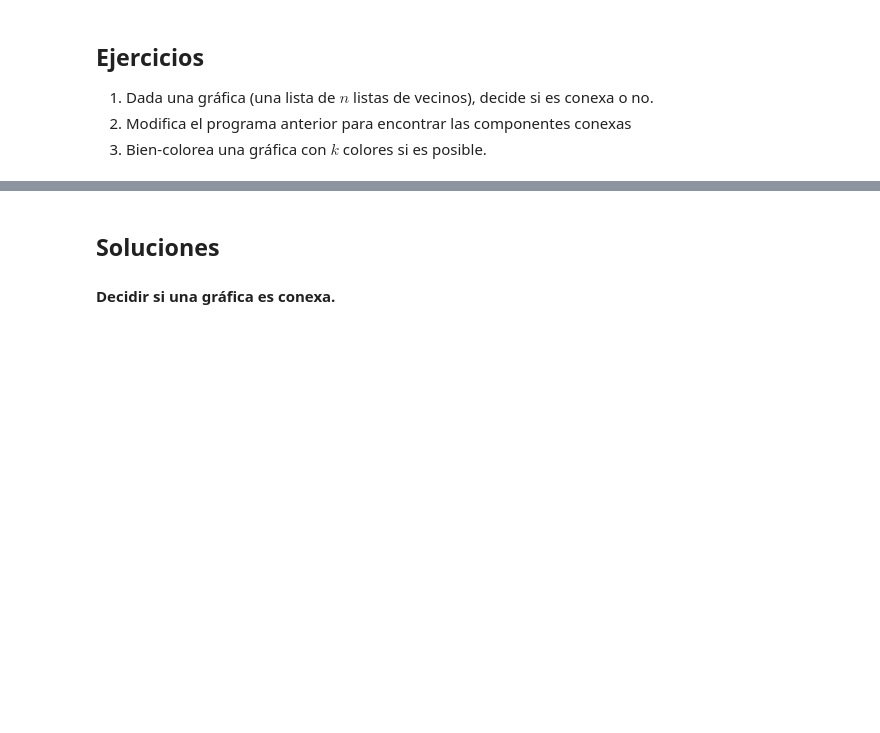
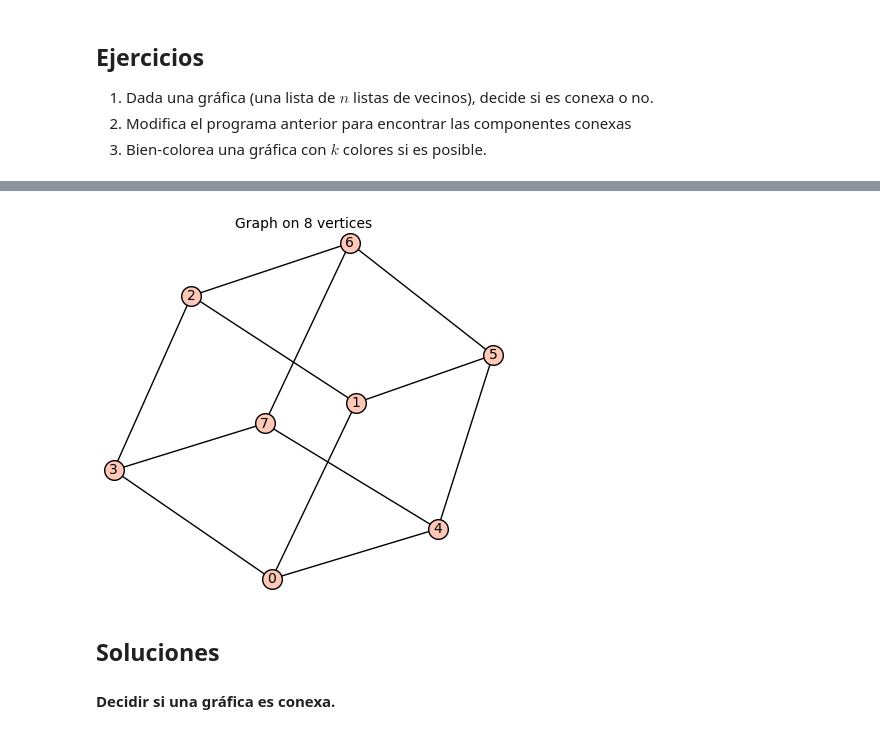
Before and after one commit to mraggi/ProgramacionParaMatematicos, a Jupyter notebook: 09.Busqueda.ipynb, the cells around one changed output, grey strips where cells are left out. Saved outputs shown, nothing was run; the diff lists cells and outputs as text; code cells hidden in the pictures; blank space fills up the shorter version.

```diff
--- a/09.Busqueda.ipynb
+++ b/09.Busqueda.ipynb
@@ -251,3 +335,9 @@ to_sage(grafica_aleatoria(8,0.1))
+# %%
+G=[[0,1,0,1,1,0,0,0],[1,0,1,0,0,1,0,0],[0,1,0,1,0,0,1,0],[1,0,1,0,0,0,0,1],[1,0,0,0,0,1,0,1],[0,1,0,0,1,0,1,0],[0,0,1,0,0,1,0,1],[0,0,0,1,1,0,1,0]]
+# %%
+Graph(Matrix(G))
+# %% [output]
+[figure, added]
 # %% [markdown]
 ## Soluciones
 
```
Also changed, not shown: parts of 33 cells of this notebook.
